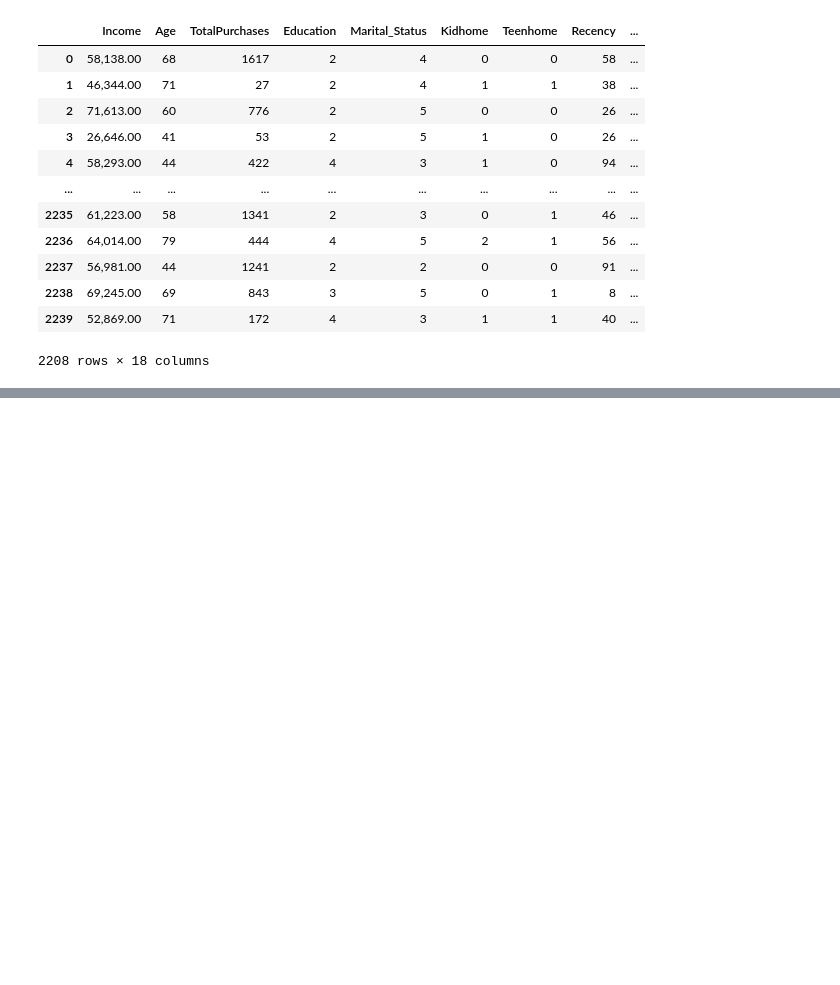
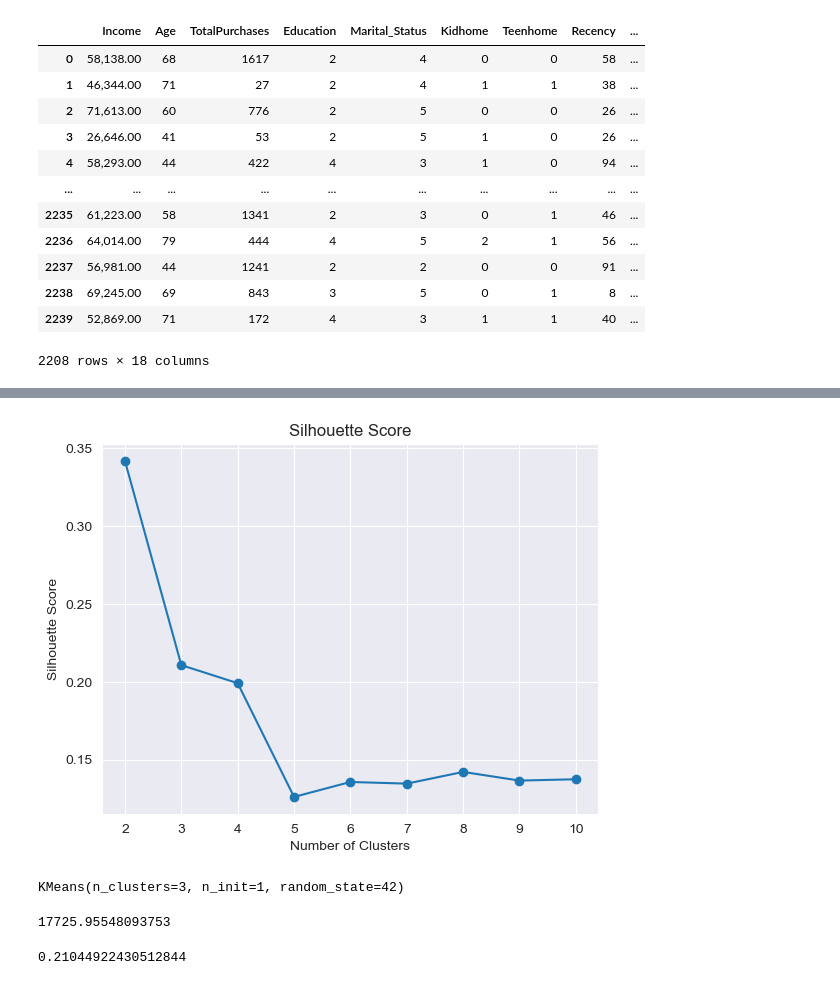
Before and after one commit to emmanuelaraba/customer-classification, a Jupyter notebook: customer-classification.ipynb, the cells around one changed output, grey strips where cells are left out. Cells and saved outputs as stored; diff of their text form; code cells hidden in the pictures; blank space fills up the shorter version.

```diff
--- a/customer-classification.ipynb
+++ b/customer-classification.ipynb
@@ -316,0 +343,26 @@ plt.show()
+# %%
+#Now lets evalute the clusters using the silhouette score
+silhouette_scores = []
+for i in range(2, 11):
+    kmeans = KMeans(n_clusters=i, random_state=42)
+    kmeans.fit(cluster_df)
+    silhouette_scores.append(silhouette_score(pca_features, kmeans.labels_))
+
+plt.plot(range(2, 11), silhouette_scores, marker='o')
+plt.title('Silhouette Score')
+plt.xlabel('Number of Clusters')
+plt.ylabel('Silhouette Score')
+plt.show()
+# %% [output]
+[figure, added]
+# %%
+kmeans = KMeans(n_clusters=3, random_state=42, n_init=1)
+kmeans.fit(pca_features)
+# %% [output]
+KMeans(n_clusters=3, n_init=1, random_state=42)
+# %%
+print(kmeans.inertia_)
+silhouette_score(pca_features, kmeans.labels_)
+# %% [output]
+17725.95548093753
+0.21044922430512844
```
Also changed, not shown: parts of 10 cells of this notebook.
